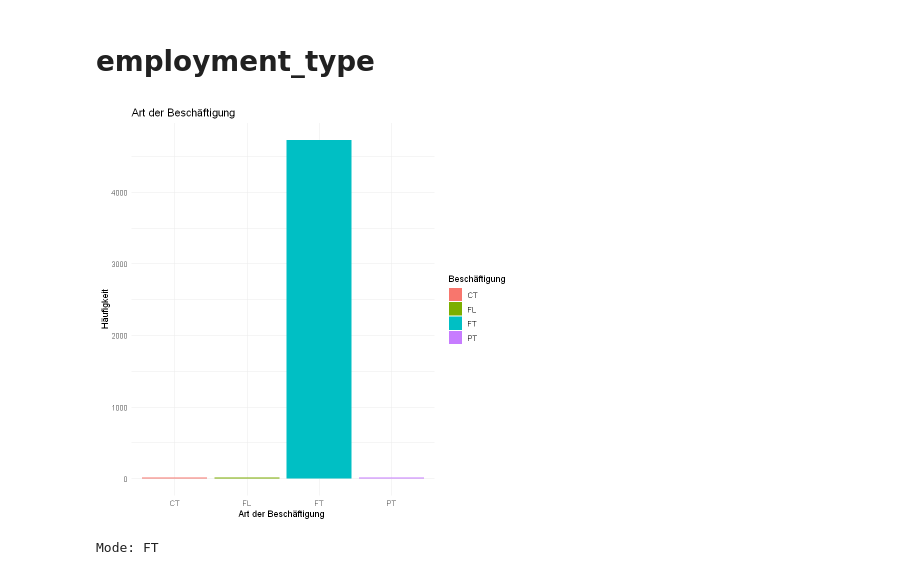
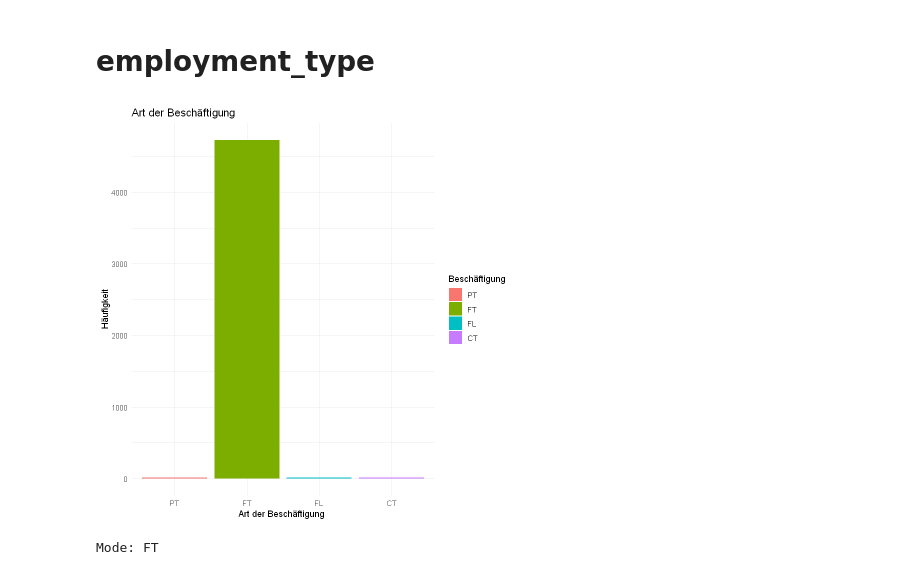
Before and after one commit to FlorianSymmank/IntroDataScienceSS23, a Jupyter notebook: analysis.ipynb, the cells around one changed output. Cells and saved outputs as stored; diff of their text form; code cells hidden in the pictures.

```diff
--- a/analysis.ipynb
+++ b/analysis.ipynb
@@ -248,12 +290,17 @@ Mode: SE
 # %% [markdown]
 # employment_type
 # %%
-ggplot(data = df, aes(x = employment_type, fill = employment_type)) +
+emp_order <- c('PT', 'FT', 'FL', 'CT')
+
+df_emp_ordered <- df %>%
+  mutate(employment_type = factor(employment_type, levels = emp_order))
+
+ggplot(data = df_emp_ordered, aes(x = employment_type, fill = employment_type)) +
   geom_bar() +
   labs(title = "Art der Beschäftigung", x = "Art der Beschäftigung ", y = "Häufigkeit", fill = "Beschäftigung") +
   theme_minimal()
 # %% [output]
-[figure, old version]
+[figure, new version]
 # %%
 m <- Mode(df$employment_type)
 printf("Mode: %s\n", m)
```
Also changed, not shown: parts of 7 cells of this notebook.
